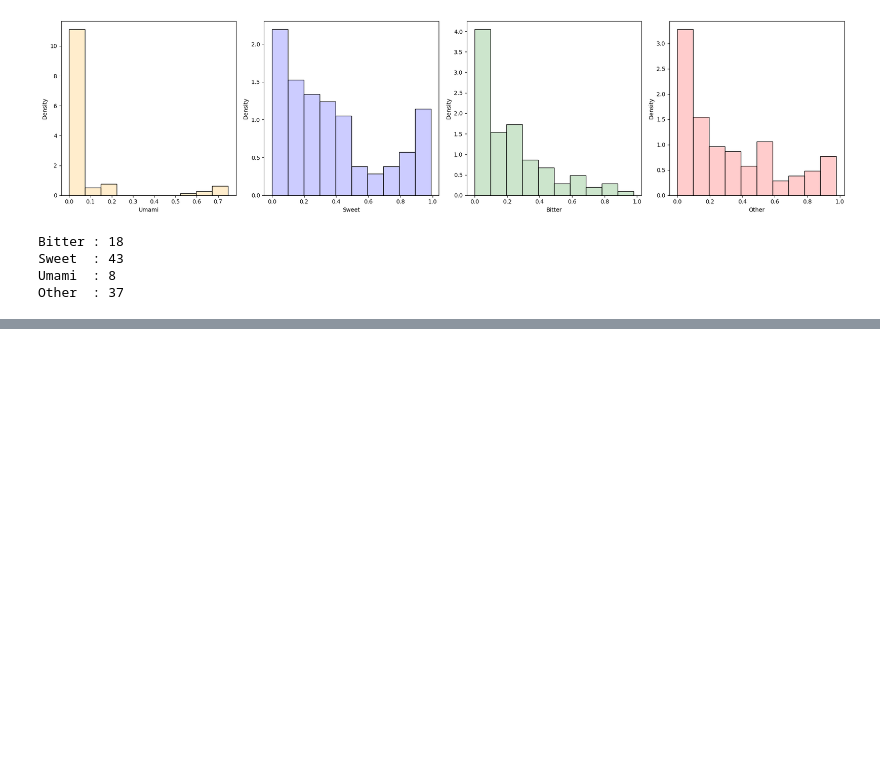
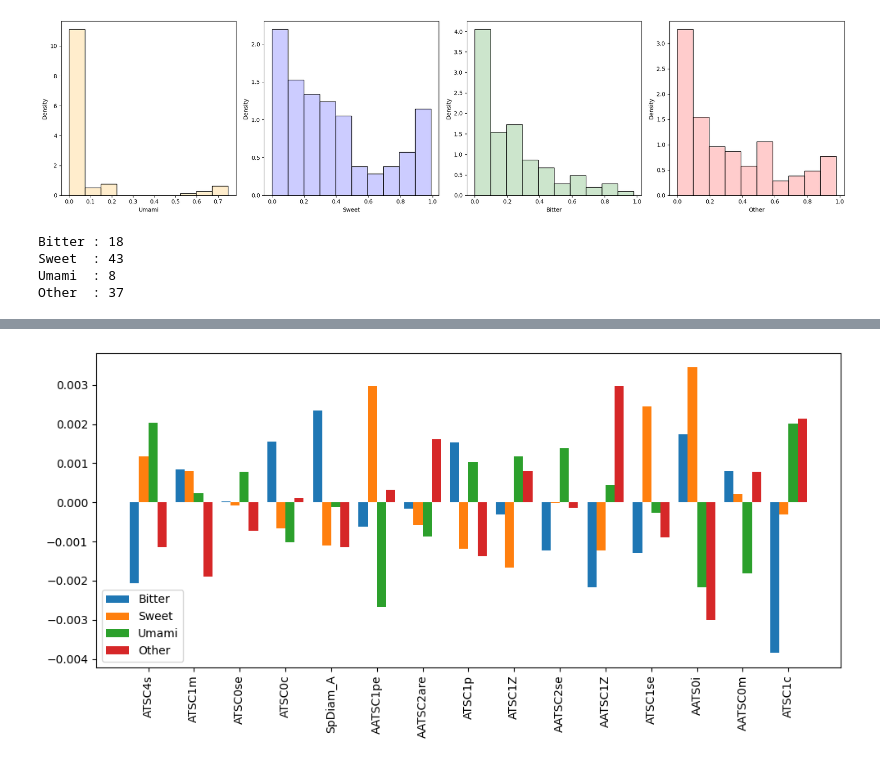
Before and after one commit to lorenzopallante/VirtuousMultiTaste, a Jupyter notebook: bck/test.ipynb, the cells around one changed output, grey strips where cells are left out. Cells and saved outputs as stored; diff of their text form; code cells hidden in the pictures; blank space fills up the shorter version.

```diff
--- a/bck/test.ipynb
+++ b/bck/test.ipynb
@@ -579,0 +582,7 @@ Other  : 37
+# %%
+# load dataset
+shap_file = root_dir_path + os.sep + 'bck' + os.sep + 'importance_shap_fourtaste.txt'
+df_shap = pd.read_csv(shap_file, sep='\t', header=0)
+# rename columns
+df_shap.columns = ['Feature', 'Bitter', 'Sweet', 'Other', 'Umami']
+df_shap.head()
@@ -579,0 +596,18 @@ Other  : 37
+# %%
+# plot shap values
+# plot side by side bars in the same plot with different color for each taste
+width=0.2
+xrange = np.array([i for i in range(len(df_shap))])
+
+fig, ax = plt.subplots(figsize=(10, 5))
+plt.bar(xrange, df_shap["Bitter"], width=width, label='Bitter')
+plt.bar(xrange+width, df_shap["Sweet"], width=width, label='Sweet')
+plt.bar(xrange+width*2, df_shap["Umami"], width=width, label='Umami')
+plt.bar(xrange+width*3, df_shap["Other"], width=width, label='Other')
+xlabels = df_shap['Feature']
+plt.xticks(xrange+width*1.5, xlabels, rotation=90)
+plt.legend()
+
+plt.tight_layout()
+# %% [output]
+[figure, added]
```
Also changed, not shown: parts of 10 cells of this notebook, 17 other files.
